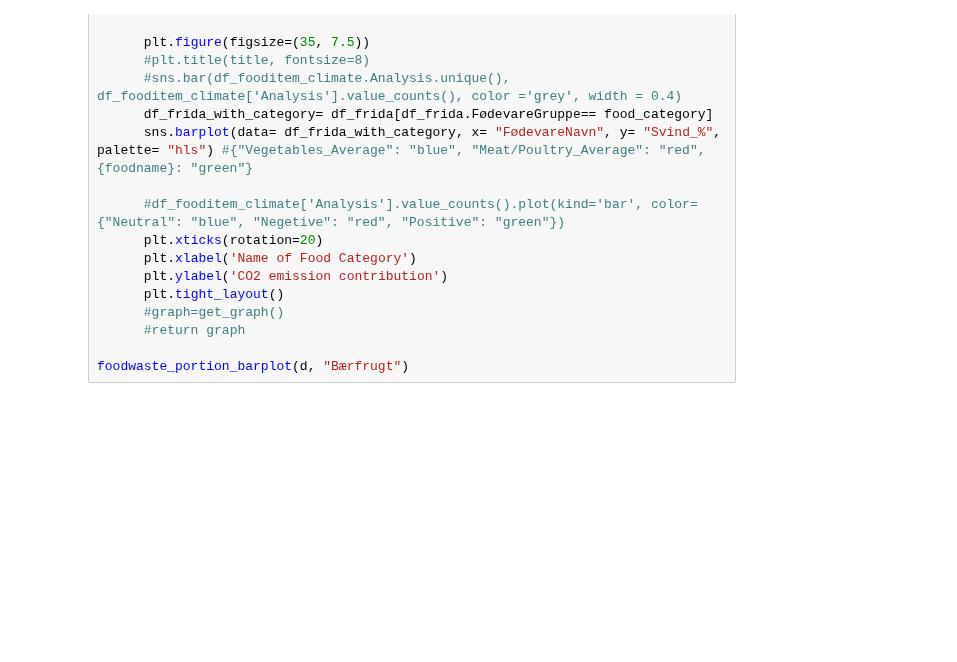
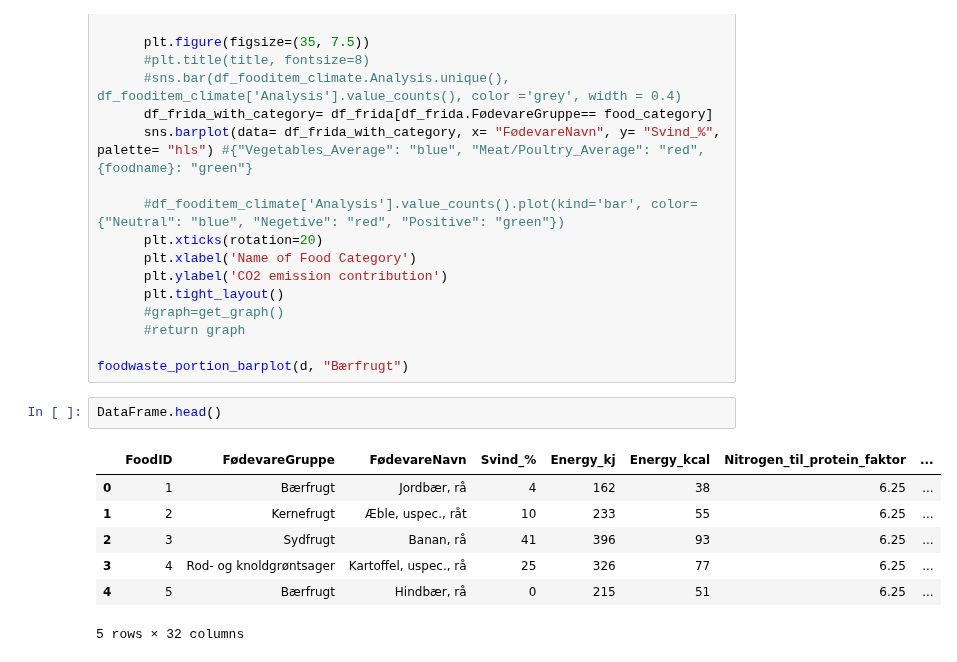
Before and after one commit to mrchapagain/ConsumerDataAnalytics, a Jupyter notebook: Data_Exploration.ipynb, the cells around one changed output. Saved outputs shown, nothing was run; the diff lists cells and outputs as text; blank space fills up the shorter version.

```diff
--- a/Data_Exploration.ipynb
+++ b/Data_Exploration.ipynb
@@ -989,3 +996,13 @@ comparision_barplot_climate(df_climate, "Hindbær, rå")
       #return graph
 
 foodwaste_portion_barplot(d, "Bærfrugt")
+# %%
+DataFrame.head()
+# %% [output]
+|  | FoodID | FødevareGruppe | FødevareNavn | Svind_% | Energy_kj | Energy_kcal | Nitrogen_til_protein_faktor | ... |
+| 0 | 1 | Bærfrugt | Jordbær, rå | 4 | 162 | 38 | 6.25 | ... |
+| 1 | 2 | Kernefrugt | Æble, uspec., råt | 10 | 233 | 55 | 6.25 | ... |
+| 2 | 3 | Sydfrugt | Banan, rå | 41 | 396 | 93 | 6.25 | ... |
+| 3 | 4 | Rod- og knoldgrøntsager | Kartoffel, uspec., rå | 25 | 326 | 77 | 6.25 | ... |
+| 4 | 5 | Bærfrugt | Hindbær, rå | 0 | 215 | 51 | 6.25 | ... |
+5 rows × 32 columns
```
Also changed, not shown: parts of 8 cells of this notebook.
